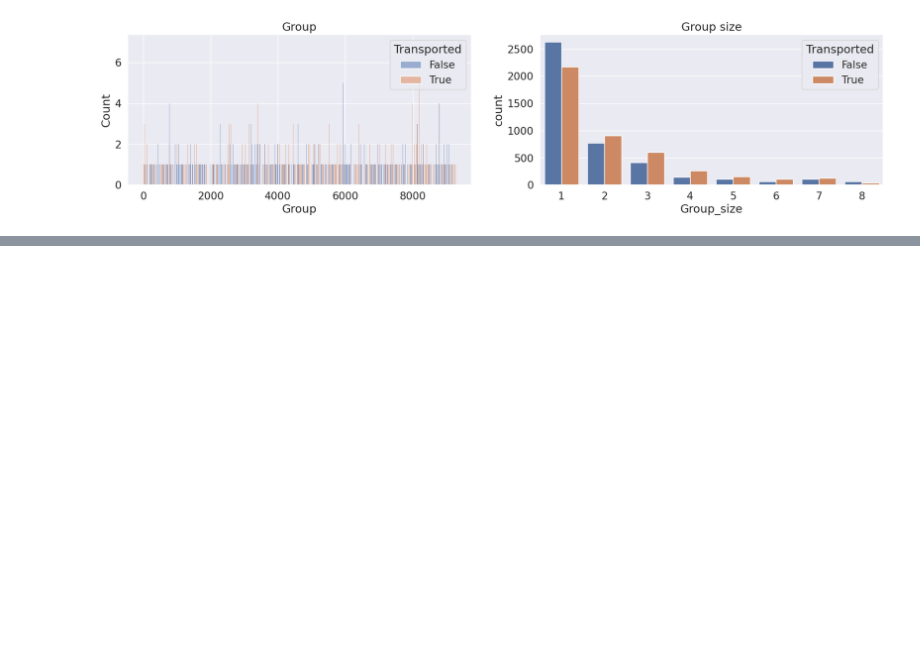
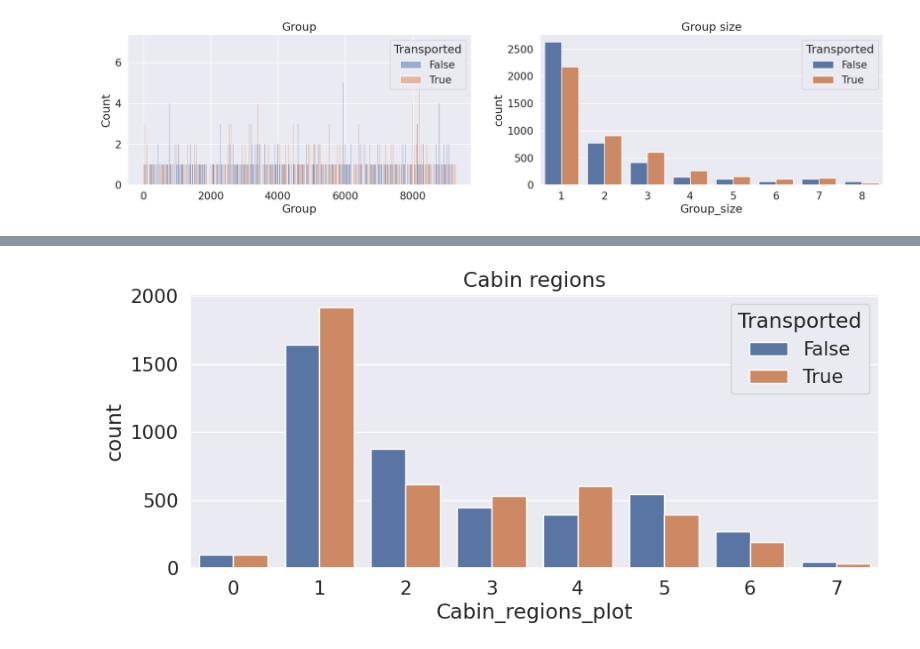
Before and after one commit to juliana-zh/ML, a Jupyter notebook: Spaceship_Titanic.ipynb, the cells around one changed output, grey strips where cells are left out. Cells and saved outputs as stored; diff of their text form; code cells hidden in the pictures; blank space fills up the shorter version.

```diff
--- a/Spaceship_Titanic.ipynb
+++ b/Spaceship_Titanic.ipynb
@@ -456,0 +534,27 @@ fig.tight_layout()
+# %%
+# New features - training set
+train['Cabin_region1']=(train['Cabin_number']<300).astype(int)   # one-hot encoding
+train['Cabin_region2']=((train['Cabin_number']>=300) & (train['Cabin_number']<600)).astype(int)
+train['Cabin_region3']=((train['Cabin_number']>=600) & (train['Cabin_number']<900)).astype(int)
+train['Cabin_region4']=((train['Cabin_number']>=900) & (train['Cabin_number']<1200)).astype(int)
+train['Cabin_region5']=((train['Cabin_number']>=1200) & (train['Cabin_number']<1500)).astype(int)
+train['Cabin_region6']=((train['Cabin_number']>=1500) & (train['Cabin_number']<1800)).astype(int)
+train['Cabin_region7']=(train['Cabin_number']>=1800).astype(int)
+
+# New features - test set
+test['Cabin_region1']=(test['Cabin_number']<300).astype(int)   # one-hot encoding
+test['Cabin_region2']=((test['Cabin_number']>=300) & (test['Cabin_number']<600)).astype(int)
+test['Cabin_region3']=((test['Cabin_number']>=600) & (test['Cabin_number']<900)).astype(int)
+test['Cabin_region4']=((test['Cabin_number']>=900) & (test['Cabin_number']<1200)).astype(int)
+test['Cabin_region5']=((test['Cabin_number']>=1200) & (test['Cabin_number']<1500)).astype(int)
+test['Cabin_region6']=((test['Cabin_number']>=1500) & (test['Cabin_number']<1800)).astype(int)
+test['Cabin_region7']=(test['Cabin_number']>=1800).astype(int)
+
+# Plot distribution of new features
+plt.figure(figsize=(10,4))
+train['Cabin_regions_plot']=(train['Cabin_region1']+2*train['Cabin_region2']+3*train['Cabin_region3']+4*train['Cabin_region4']+5*train['Cabin_region5']+6*train['Cabin_region6']+7*train['Cabin_region7']).astype(int)
+sns.countplot(data=train, x='Cabin_regions_plot', hue='Transported')
+plt.title('Cabin regions')
+train.drop('Cabin_regions_plot', axis=1, inplace=True)
+# %% [output]
+[figure, added]
```
Also changed, not shown: parts of 11 cells of this notebook.
